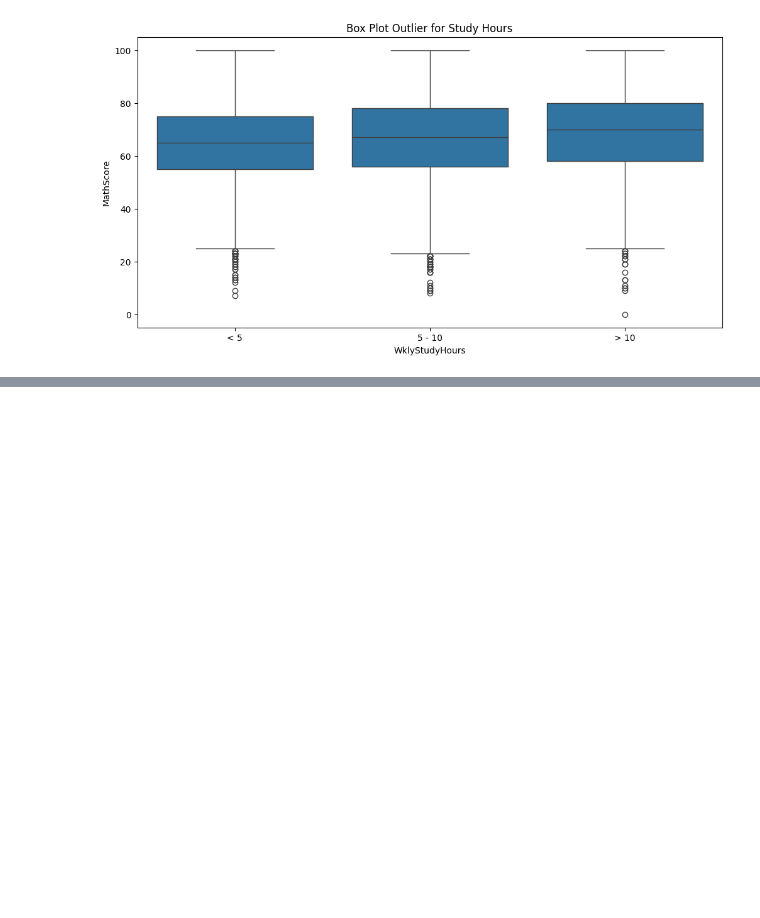
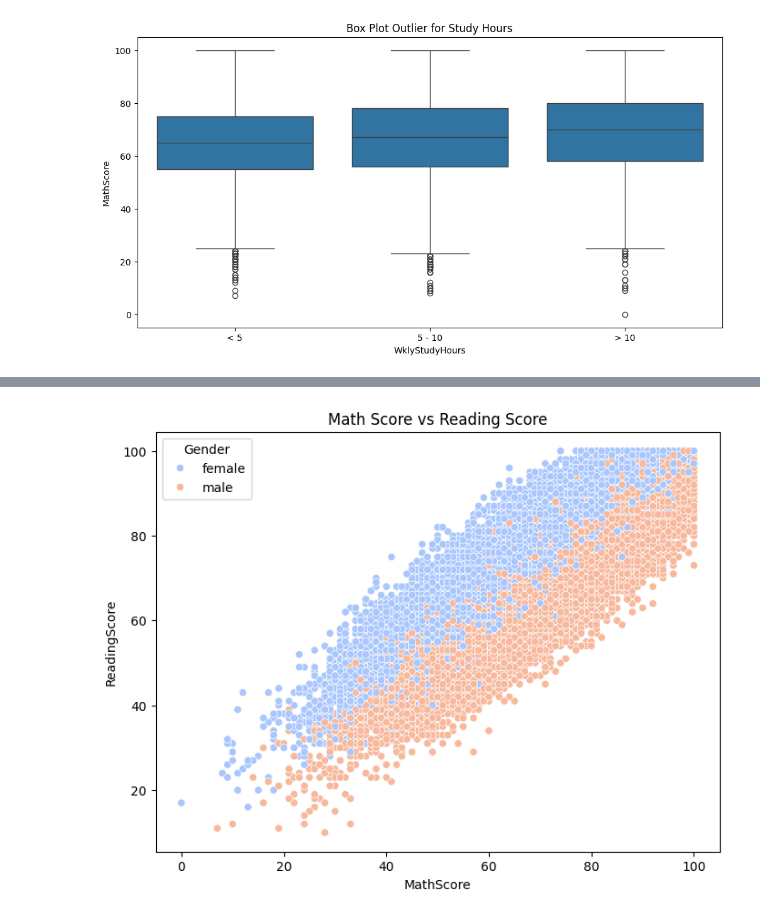
Before and after one commit to Vivek-SD45/student_score_analysis_python, a Jupyter notebook: ProjectPy.ipynb, the cells around one changed output, grey strips where cells are left out. Cells and saved outputs as stored; diff of their text form; code cells hidden in the pictures; blank space fills up the shorter version.

```diff
--- a/ProjectPy.ipynb
+++ b/ProjectPy.ipynb
@@ -233,0 +242,7 @@ plt.show()
+# %%
+plt.figure(figsize=(8,6))
+sns.scatterplot(x='MathScore', y='ReadingScore', data=df, hue='Gender', palette='coolwarm')
+plt.title('Math Score vs Reading Score')
+plt.show()
+# %% [output]
+[figure, added]
```
Also changed, not shown: parts of 15 cells of this notebook.
